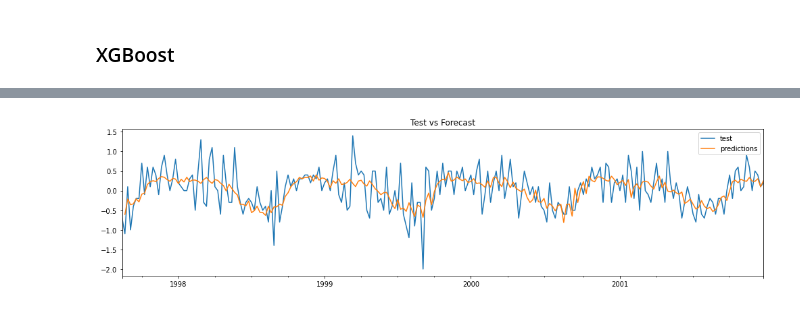
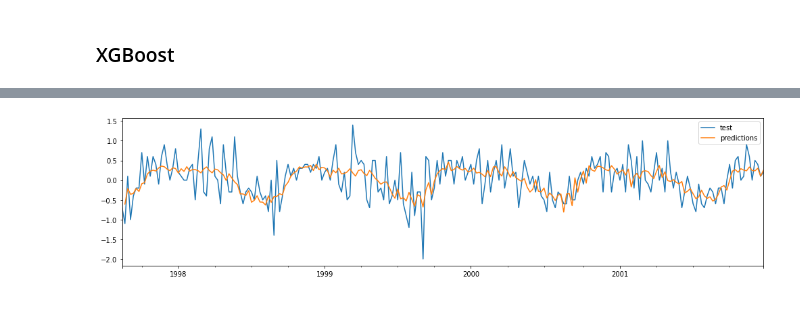
Before and after one commit to ThierrryScotto/Time-Series-Forecasting-Atmospheric-CO2, a Jupyter notebook: time_series_forecasting_atmospheric_co2.ipynb, the cells around one changed output, grey strips where cells are left out. Cells and saved outputs as stored; diff of their text form; code cells hidden in the pictures.

```diff
--- a/time_series_forecasting_atmospheric_co2.ipynb
+++ b/time_series_forecasting_atmospheric_co2.ipynb
@@ -813,8 +817,7 @@ Backtest error: 0.1811330473982582
 # %%
 fig, ax = plt.subplots(figsize=(17, 4))
 data_test.plot(ax=ax, label='test')
 predictions['pred'].plot(ax=ax, label='predictions')
-plt.title('Test vs Forecast')
 ax.legend();
 # %% [output]
-[figure, old version]
+[figure, new version]
```
Also changed, not shown: parts of 19 cells of this notebook.
